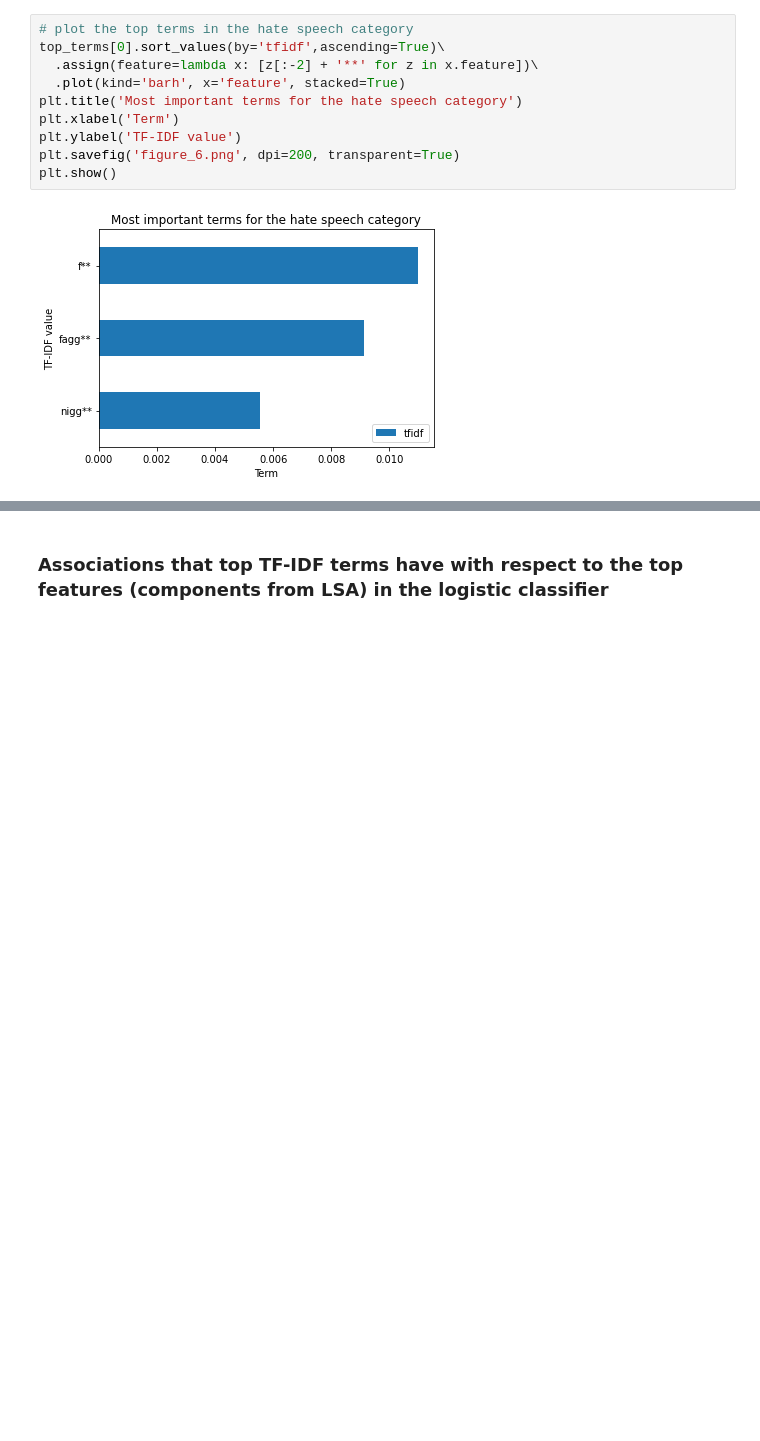
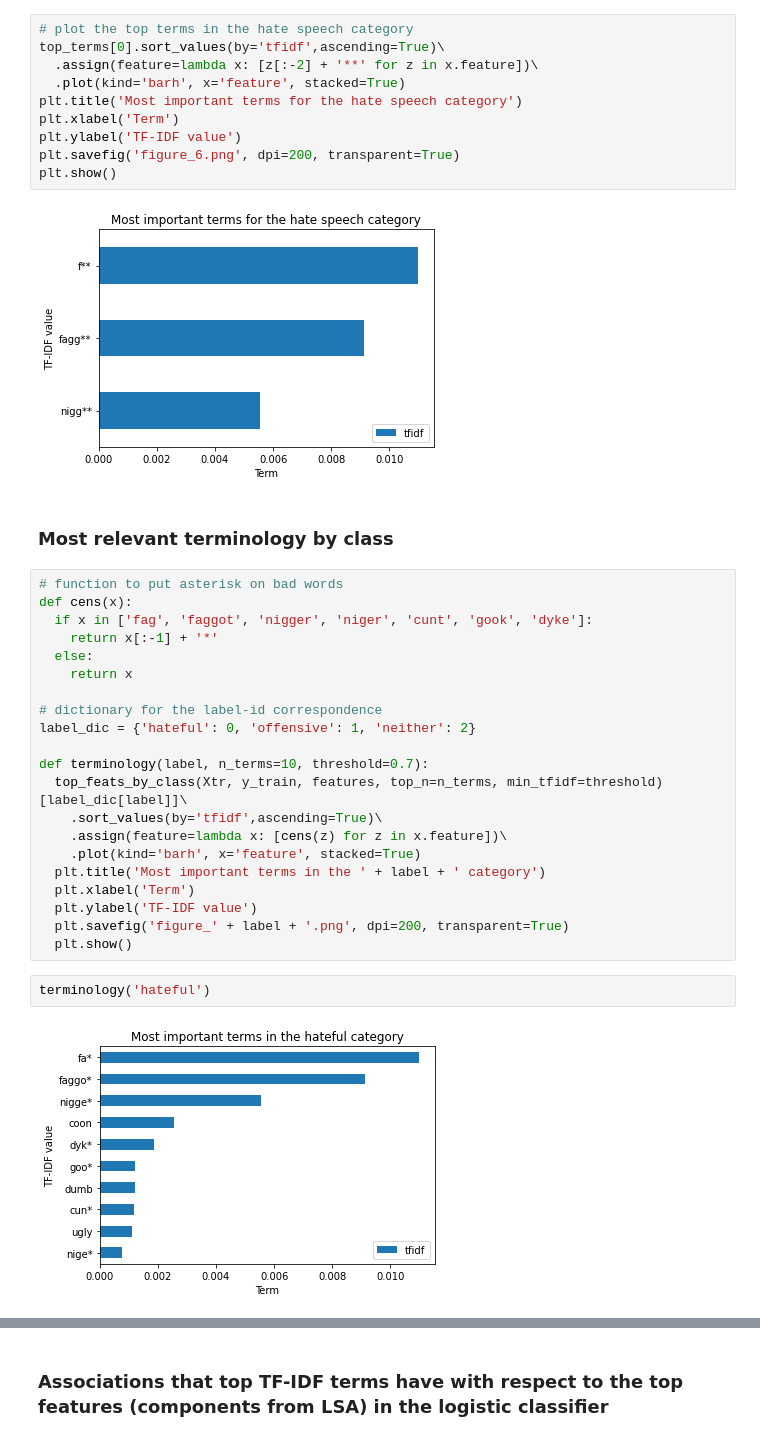
Before and after one commit to gregorio-saporito/hate-speech-detection, a Jupyter notebook: main.ipynb, the cells around one changed output, grey strips where cells are left out. Cells and saved outputs as stored; diff of their text form; blank space fills up the shorter version.

Commit message:
most relevant terminology plot

```diff
--- a/main.ipynb
+++ b/main.ipynb
@@ -794,3 +794,30 @@ plt.savefig('figure_6.png', dpi=200, transparent=True)
 plt.show()
 # %% [output]
 [figure]
+# %% [markdown]
+### Most relevant terminology by class
+# %%
+# function to put asterisk on bad words
+def cens(x):
+  if x in ['fag', 'faggot', 'nigger', 'niger', 'cunt', 'gook', 'dyke']:
+    return x[:-1] + '*'
+  else:
+    return x
+
+# dictionary for the label-id correspondence
+label_dic = {'hateful': 0, 'offensive': 1, 'neither': 2}
+
+def terminology(label, n_terms=10, threshold=0.7):
+  top_feats_by_class(Xtr, y_train, features, top_n=n_terms, min_tfidf=threshold)[label_dic[label]]\
+    .sort_values(by='tfidf',ascending=True)\
+    .assign(feature=lambda x: [cens(z) for z in x.feature])\
+    .plot(kind='barh', x='feature', stacked=True)
+  plt.title('Most important terms in the ' + label + ' category')
+  plt.xlabel('Term')
+  plt.ylabel('TF-IDF value')
+  plt.savefig('figure_' + label + '.png', dpi=200, transparent=True)
+  plt.show()
+# %%
+terminology('hateful')
+# %% [output]
+[figure, added]
```
Also changed, not shown: parts of 3 cells of this notebook.
